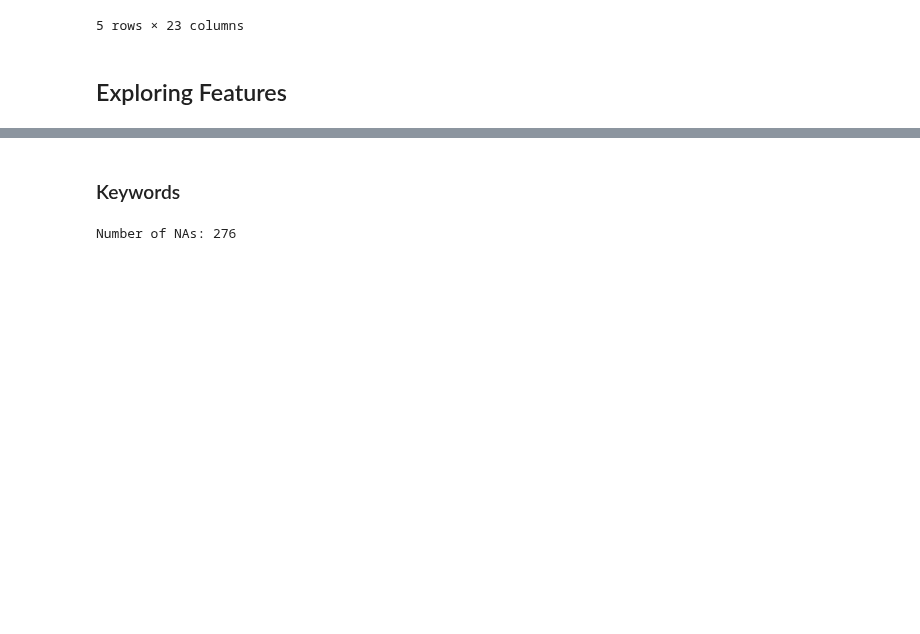
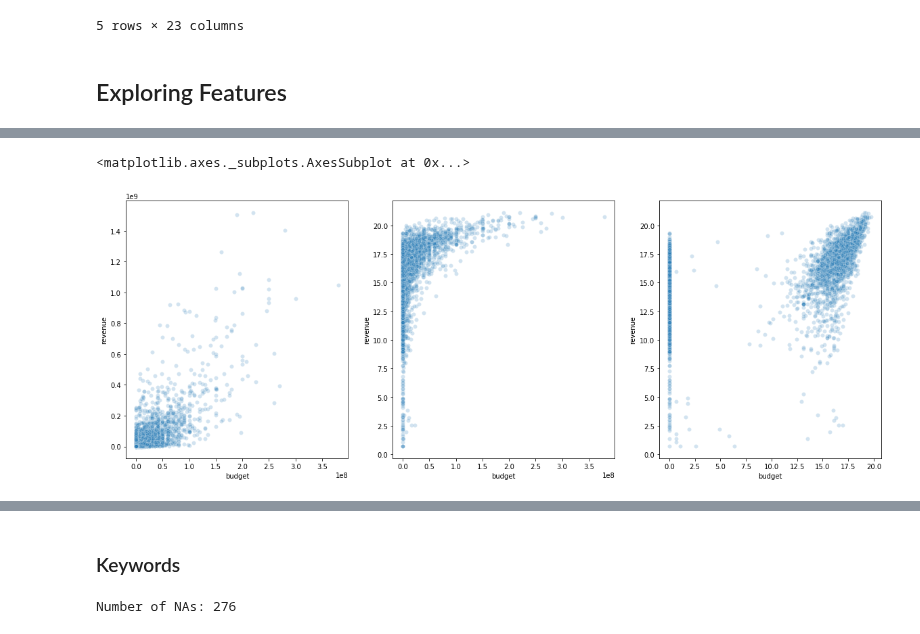
Before and after one commit to Cruzzor/BoxOffice, a Jupyter notebook: exploration_marcel.ipynb, the cells around one changed output, grey strips where cells are left out. Saved outputs shown, nothing was run; the diff lists cells and outputs as text; code cells hidden in the pictures; blank space fills up the shorter version.

```diff
--- a/exploration_marcel.ipynb
+++ b/exploration_marcel.ipynb
@@ -71,0 +83,9 @@ data.head()
+# %%
+fig, axs = plt.subplots(ncols=3, figsize=(20,7))
+
+sns.scatterplot(x='budget', y='revenue', data=data, alpha=.2, ax=axs[0])
+sns.scatterplot(x='budget', y=np.log1p(data.revenue), data=data, alpha=.2, ax=axs[1])
+sns.scatterplot(x=np.log1p(data.budget), y=np.log1p(data.revenue), data=data, alpha=.2, ax=axs[2])
+# %% [output]
+<matplotlib.axes._subplots.AxesSubplot at 0x...>
+[figure, added]
```
Also changed, not shown: parts of 8 cells of this notebook.
